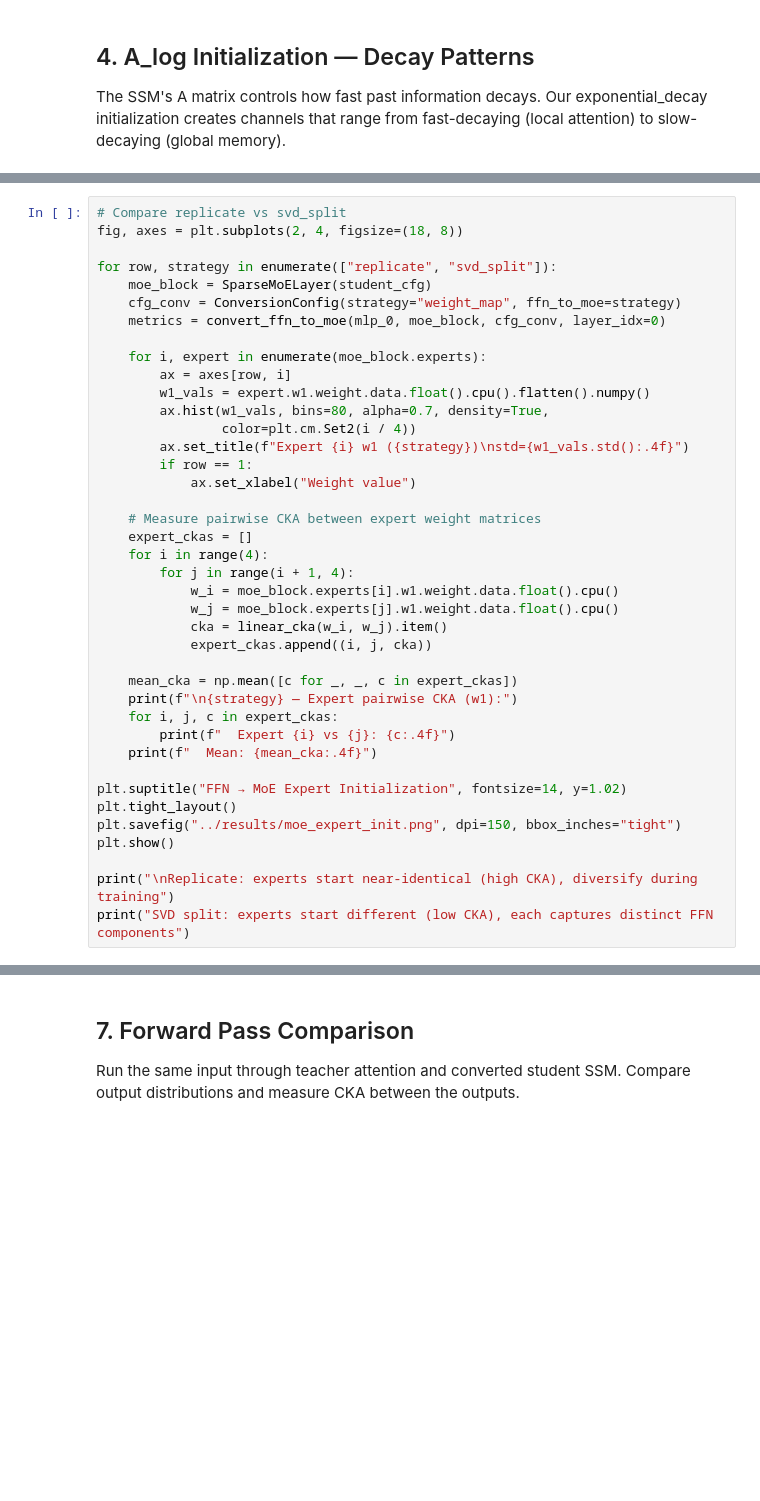
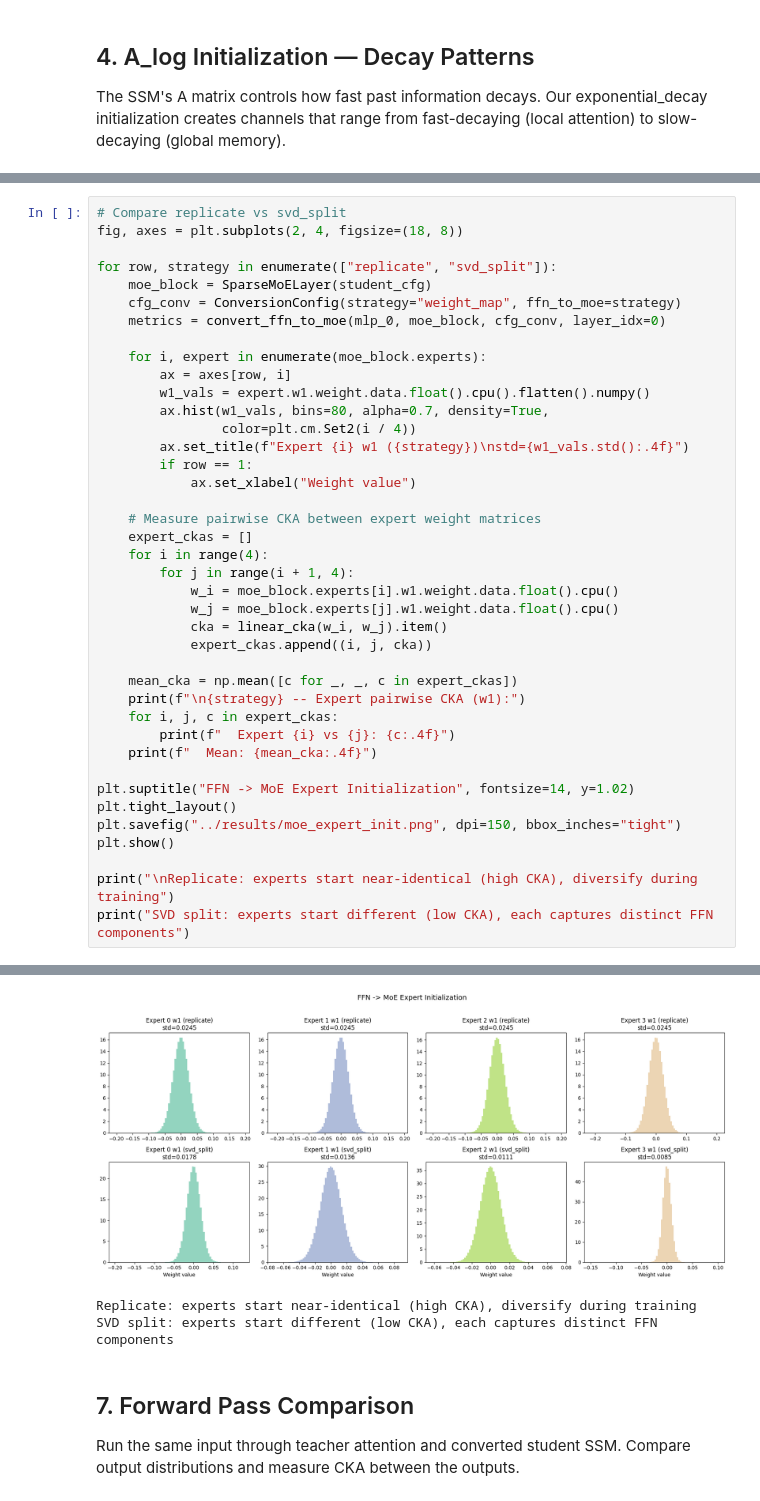
Before and after one commit to Wayy-Research/project-aya, a Jupyter notebook: notebooks/03_block_conversion_experiments.ipynb, the cells around one changed output, grey strips where cells are left out. Saved outputs shown, nothing was run; the diff lists cells and outputs as text; blank space fills up the shorter version.

```diff
--- a/notebooks/03_block_conversion_experiments.ipynb
+++ b/notebooks/03_block_conversion_experiments.ipynb
@@ -277,15 +320,16 @@ for row, strategy in enumerate(["replicate", "svd_split"]):
             expert_ckas.append((i, j, cka))
 
     mean_cka = np.mean([c for _, _, c in expert_ckas])
-    print(f"\n{strategy} — Expert pairwise CKA (w1):")
+    print(f"\n{strategy} -- Expert pairwise CKA (w1):")
     for i, j, c in expert_ckas:
         print(f"  Expert {i} vs {j}: {c:.4f}")
     print(f"  Mean: {mean_cka:.4f}")
 
-plt.suptitle("FFN → MoE Expert Initialization", fontsize=14, y=1.02)
+plt.suptitle("FFN -> MoE Expert Initialization", fontsize=14, y=1.02)
 plt.tight_layout()
 plt.savefig("../results/moe_expert_init.png", dpi=150, bbox_inches="tight")
 plt.show()
 
 print("\nReplicate: experts start near-identical (high CKA), diversify during training")
 print("SVD split: experts start different (low CKA), each captures distinct FFN components")
+# %% [output]
@@ -292,3 +353,6 @@ print("SVD split: experts start different (low CKA), each captures distinct FFN
+[figure, added]
+Replicate: experts start near-identical (high CKA), diversify during training
+SVD split: experts start different (low CKA), each captures distinct FFN components
 # %% [markdown]
 ## 7. Forward Pass Comparison
 
```
Also changed, not shown: parts of 15 cells of this notebook, 17 other files.
